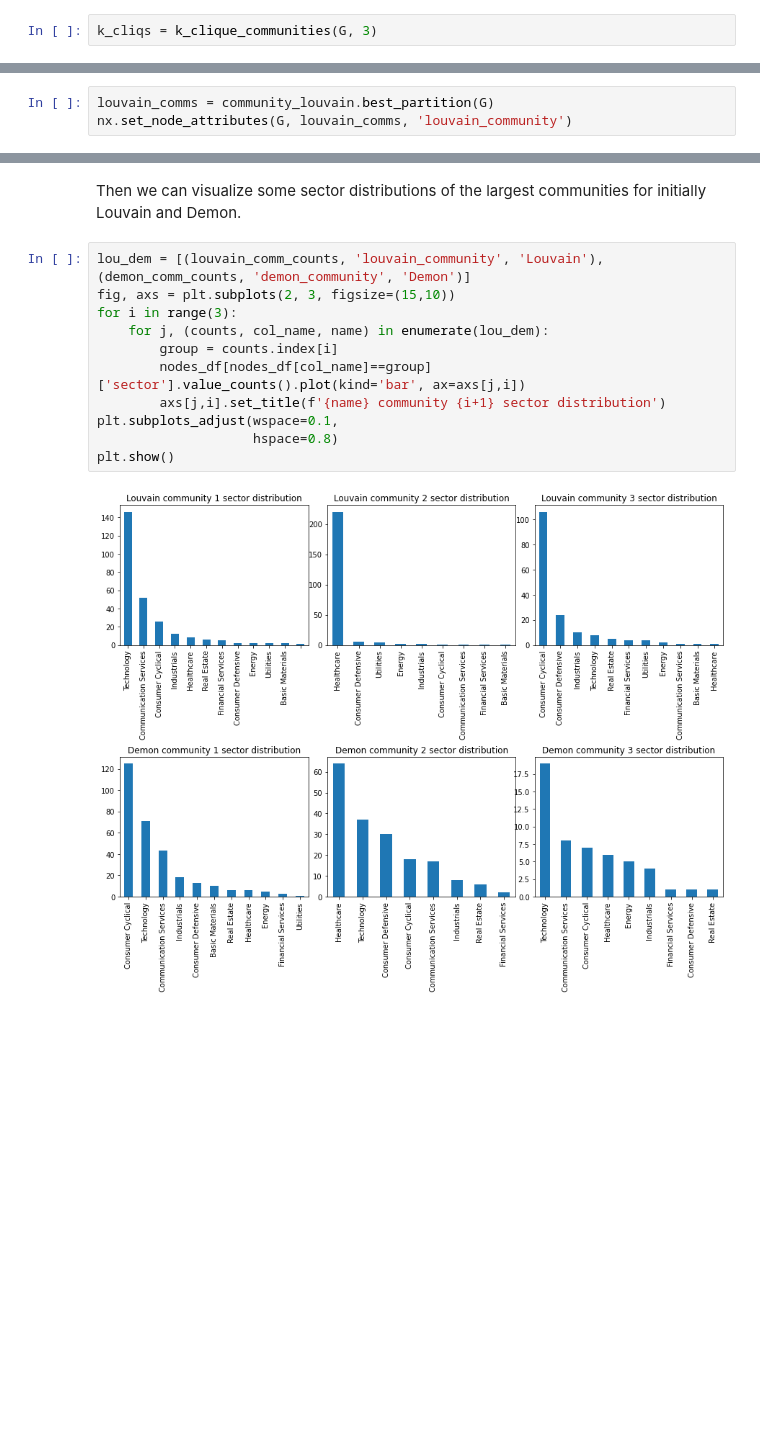
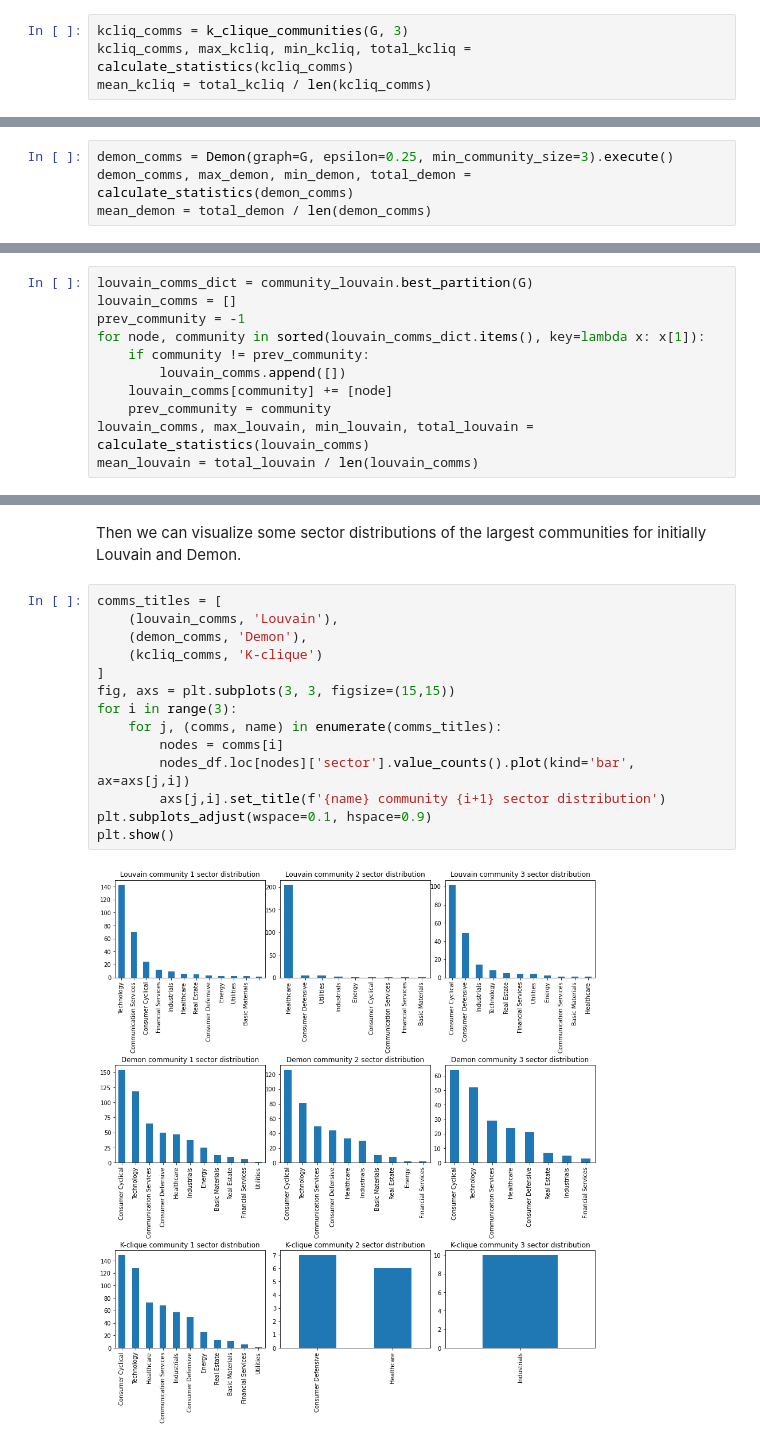
Before and after one commit to lassiraa/seekingalpha-network-analysis, a Jupyter notebook: community_discovery.ipynb, the cells around one changed output, grey strips where cells are left out. Saved outputs shown, nothing was run; the diff lists cells and outputs as text; blank space fills up the shorter version.

Commit message:
simplify community discovery section

```diff
--- a/community_discovery.ipynb
+++ b/community_discovery.ipynb
@@ -31,4 +33,6 @@ nx.set_node_attributes(G, node_to_com, 'demon_community')
 # %% [markdown]
 Calculating k-clique communities using networkx:
 # %%
-k_cliqs = k_clique_communities(G, 3)
+kcliq_comms = k_clique_communities(G, 3)
+kcliq_comms, max_kcliq, min_kcliq, total_kcliq = calculate_statistics(kcliq_comms)
+mean_kcliq = total_kcliq / len(kcliq_comms)
@@ -52,0 +41,4 @@ k_cliq_comms = sorted(k_cliq_comms, key=len, reverse=True)
+# %%
+demon_comms = Demon(graph=G, epsilon=0.25, min_community_size=3).execute()
+demon_comms, max_demon, min_demon, total_demon = calculate_statistics(demon_comms)
+mean_demon = total_demon / len(demon_comms)
@@ -55,6 +51,14 @@ Calculating communities using the Louvain algorithm and setting them as attribut
 # %%
-louvain_comms = community_louvain.best_partition(G)
-nx.set_node_attributes(G, louvain_comms, 'louvain_community')
+louvain_comms_dict = community_louvain.best_partition(G)
+louvain_comms = []
+prev_community = -1
+for node, community in sorted(louvain_comms_dict.items(), key=lambda x: x[1]):
+    if community != prev_community:
+        louvain_comms.append([])
+    louvain_comms[community] += [node]
+    prev_community = community
+louvain_comms, max_louvain, min_louvain, total_louvain = calculate_statistics(louvain_comms)
+mean_louvain = total_louvain / len(louvain_comms)
 # %% [markdown]
 Creating a DataFrame object from node attributes of the network to further analyze statistics of Demon/Louvain communities and characteristics of different communities. K-clique communities were not added, as they can belong to multiple classes, which is not great for tabular data.
 # %%
@@ -122,16 +114,19 @@ plt.show()
 # %% [markdown]
 Then we can visualize some sector distributions of the largest communities for initially Louvain and Demon.
 # %%
-lou_dem = [(louvain_comm_counts, 'louvain_community', 'Louvain'), (demon_comm_counts, 'demon_community', 'Demon')]
-fig, axs = plt.subplots(2, 3, figsize=(15,10))
+comms_titles = [
+    (louvain_comms, 'Louvain'),
+    (demon_comms, 'Demon'),
+    (kcliq_comms, 'K-clique')
+]
+fig, axs = plt.subplots(3, 3, figsize=(15,15))
 for i in range(3):
-    for j, (counts, col_name, name) in enumerate(lou_dem):
-        group = counts.index[i]
-        nodes_df[nodes_df[col_name]==group]['sector'].value_counts().plot(kind='bar', ax=axs[j,i])
+    for j, (comms, name) in enumerate(comms_titles):
+        nodes = comms[i]
+        nodes_df.loc[nodes]['sector'].value_counts().plot(kind='bar', ax=axs[j,i])
         axs[j,i].set_title(f'{name} community {i+1} sector distribution')
-plt.subplots_adjust(wspace=0.1,
-                    hspace=0.8)
+plt.subplots_adjust(wspace=0.1, hspace=0.9)
 plt.show()
 # %% [output]
-[figure, old version]
+[figure, new version]
 # %% [markdown]
```
Also changed, not shown: parts of 20 cells of this notebook.
